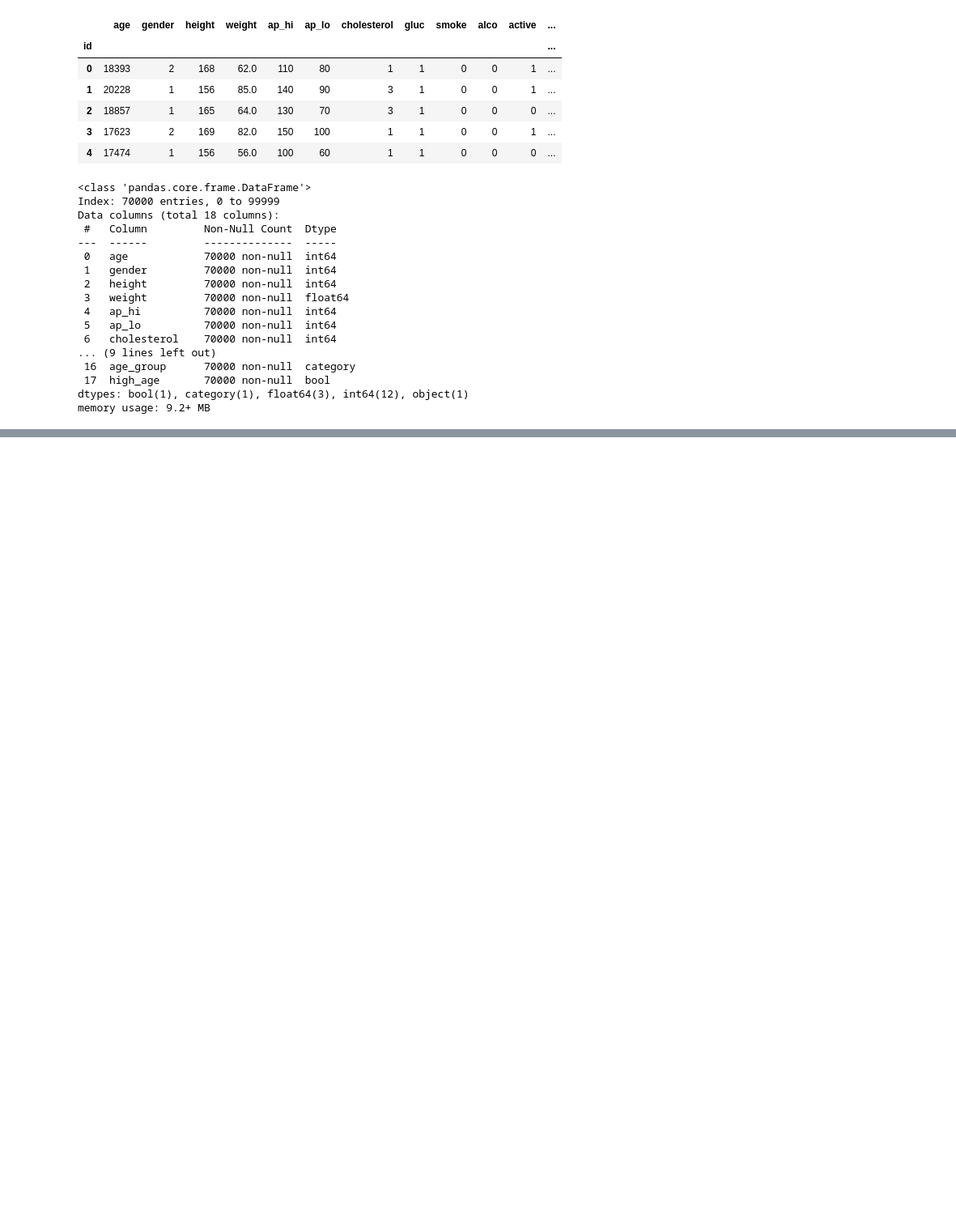
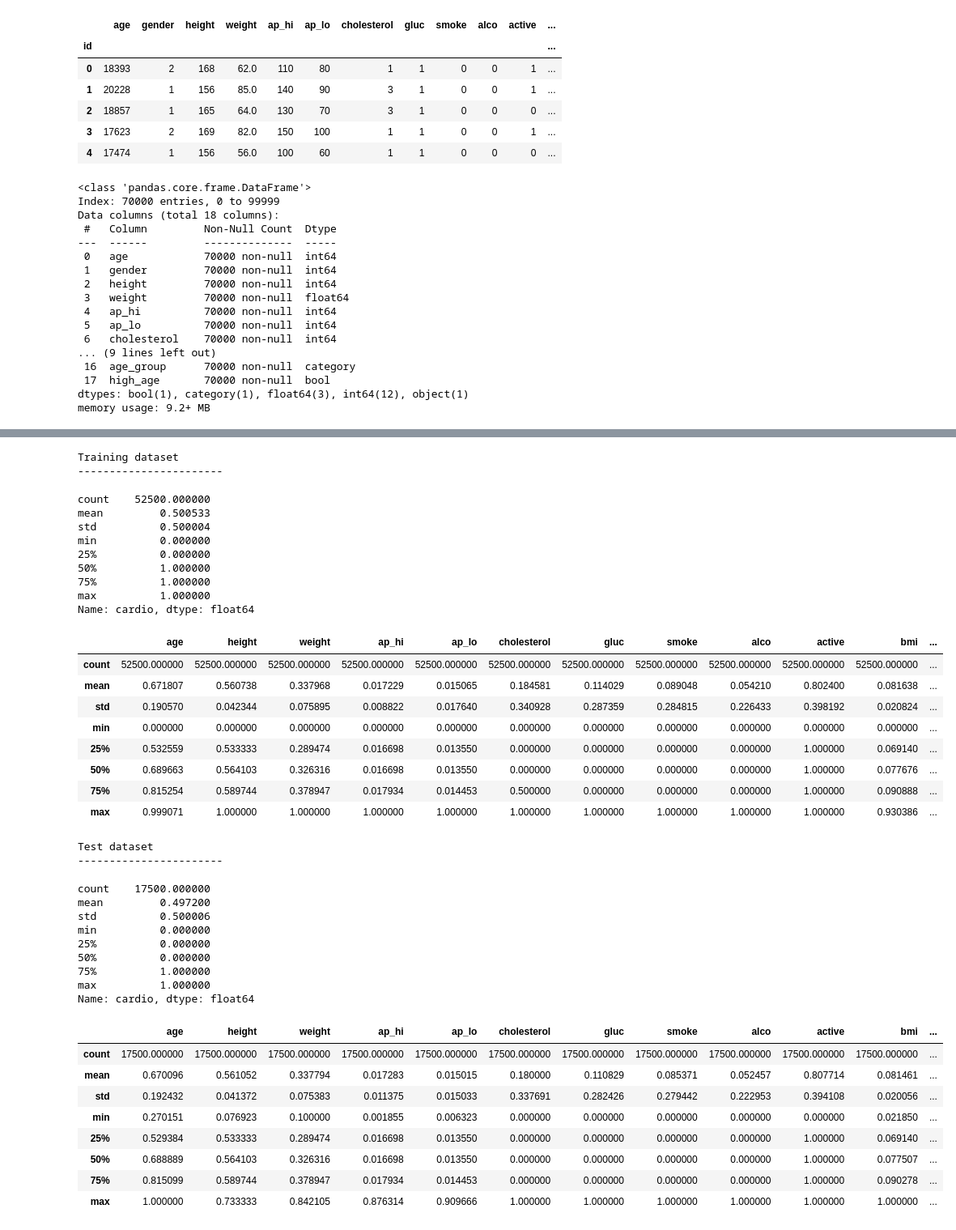
Before and after one commit to ignacionunezG/BI-Cardio-Disease, a Jupyter notebook: Proyecto.ipynb, the cells around one changed output, grey strips where cells are left out. Shown at 81% size. Drawn from its saved outputs; the diff is of its cells as text; code cells hidden in the pictures; blank space fills up the shorter version.

```diff
--- a/Proyecto.ipynb
+++ b/Proyecto.ipynb
@@ -682,8 +682,3 @@ Data columns (total 18 columns):
  17  high_age       70000 non-null  bool
 dtypes: bool(1), category(1), float64(3), int64(12), object(1)
 memory usage: 9.2+ MB
-# %%
-# Normalization and new df
-scaler = MinMaxScaler()
-scaler.fit(raw_data)
-data= scaler.transform(raw_data)
@@ -691,0 +716,66 @@ ValueError: could not convert string to float: 'male'
+# %%
+# Configuring train and test datasets
+# ------------------------------------------------------------------------------
+from sklearn.model_selection import train_test_split
+X_train, X_test, y_train, y_test = train_test_split(
+                                        data.drop(columns = "cardio"),
+                                        data['cardio'],
+                                        random_state = 123,
+                                        shuffle      = True
+                                    )
+# %%
+# Checking training and test datasets
+
+print("Training dataset")
+print("-----------------------")
+display(y_train.describe())
+display(X_train.describe())
+#display(X_train.describe(include = 'object'))
+print(" ")
+
+print("Test dataset")
+print("-----------------------")
+display(y_test.describe())
+display(X_test.describe())
+#display(X_test.describe(include = 'object'))
+# %% [output]
+Training dataset
+-----------------------
+count    52500.000000
+mean         0.500533
+std          0.500004
+min          0.000000
+25%          0.000000
+50%          1.000000
+75%          1.000000
+max          1.000000
+Name: cardio, dtype: float64
+|  | age | height | weight | ap_hi | ap_lo | cholesterol | gluc | smoke | alco | active | bmi | ... |
+| count | 52500.000000 | 52500.000000 | 52500.000000 | 52500.000000 | 52500.000000 | 52500.000000 | 52500.000000 | 52500.000000 | 52500.000000 | 52500.000000 | 52500.000000 | ... |
+| mean | 0.671807 | 0.560738 | 0.337968 | 0.017229 | 0.015065 | 0.184581 | 0.114029 | 0.089048 | 0.054210 | 0.802400 | 0.081638 | ... |
+| std | 0.190570 | 0.042344 | 0.075895 | 0.008822 | 0.017640 | 0.340928 | 0.287359 | 0.284815 | 0.226433 | 0.398192 | 0.020824 | ... |
+| min | 0.000000 | 0.000000 | 0.000000 | 0.000000 | 0.000000 | 0.000000 | 0.000000 | 0.000000 | 0.000000 | 0.000000 | 0.000000 | ... |
+| 25% | 0.532559 | 0.533333 | 0.289474 | 0.016698 | 0.013550 | 0.000000 | 0.000000 | 0.000000 | 0.000000 | 1.000000 | 0.069140 | ... |
+| 50% | 0.689663 | 0.564103 | 0.326316 | 0.016698 | 0.013550 | 0.000000 | 0.000000 | 0.000000 | 0.000000 | 1.000000 | 0.077676 | ... |
+| 75% | 0.815254 | 0.589744 | 0.378947 | 0.017934 | 0.014453 | 0.500000 | 0.000000 | 0.000000 | 0.000000 | 1.000000 | 0.090888 | ... |
+| max | 0.999071 | 1.000000 | 1.000000 | 1.000000 | 1.000000 | 1.000000 | 1.000000 | 1.000000 | 1.000000 | 1.000000 | 0.930386 | ... |
+Test dataset
+-----------------------
+count    17500.000000
+mean         0.497200
+std          0.500006
+min          0.000000
+25%          0.000000
+50%          0.000000
+75%          1.000000
+max          1.000000
+Name: cardio, dtype: float64
+|  | age | height | weight | ap_hi | ap_lo | cholesterol | gluc | smoke | alco | active | bmi | ... |
+| count | 17500.000000 | 17500.000000 | 17500.000000 | 17500.000000 | 17500.000000 | 17500.000000 | 17500.000000 | 17500.000000 | 17500.000000 | 17500.000000 | 17500.000000 | ... |
+| mean | 0.670096 | 0.561052 | 0.337794 | 0.017283 | 0.015015 | 0.180000 | 0.110829 | 0.085371 | 0.052457 | 0.807714 | 0.081461 | ... |
+| std | 0.192432 | 0.041372 | 0.075383 | 0.011375 | 0.015033 | 0.337691 | 0.282426 | 0.279442 | 0.222953 | 0.394108 | 0.020056 | ... |
+| min | 0.270151 | 0.076923 | 0.100000 | 0.001855 | 0.006323 | 0.000000 | 0.000000 | 0.000000 | 0.000000 | 0.000000 | 0.021850 | ... |
+| 25% | 0.529384 | 0.533333 | 0.289474 | 0.016698 | 0.013550 | 0.000000 | 0.000000 | 0.000000 | 0.000000 | 1.000000 | 0.069140 | ... |
+| 50% | 0.688889 | 0.564103 | 0.326316 | 0.016698 | 0.013550 | 0.000000 | 0.000000 | 0.000000 | 0.000000 | 1.000000 | 0.077507 | ... |
+| 75% | 0.815099 | 0.589744 | 0.378947 | 0.017934 | 0.014453 | 0.000000 | 0.000000 | 0.000000 | 0.000000 | 1.000000 | 0.090278 | ... |
+| max | 1.000000 | 0.733333 | 0.842105 | 0.876314 | 0.909666 | 1.000000 | 1.000000 | 1.000000 | 1.000000 | 1.000000 | 1.000000 | ... |
```
Also changed, not shown: parts of 4 cells of this notebook.
